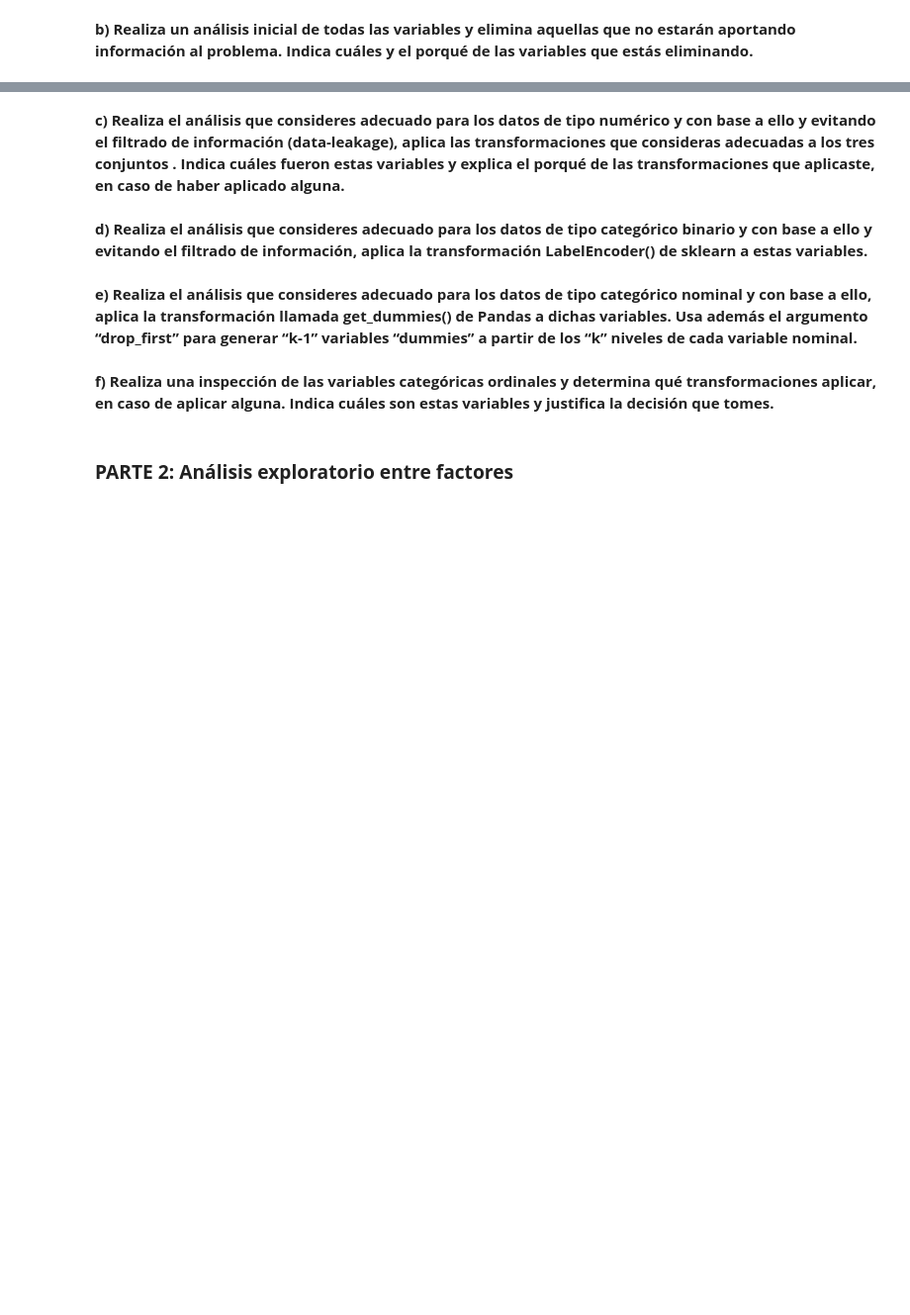
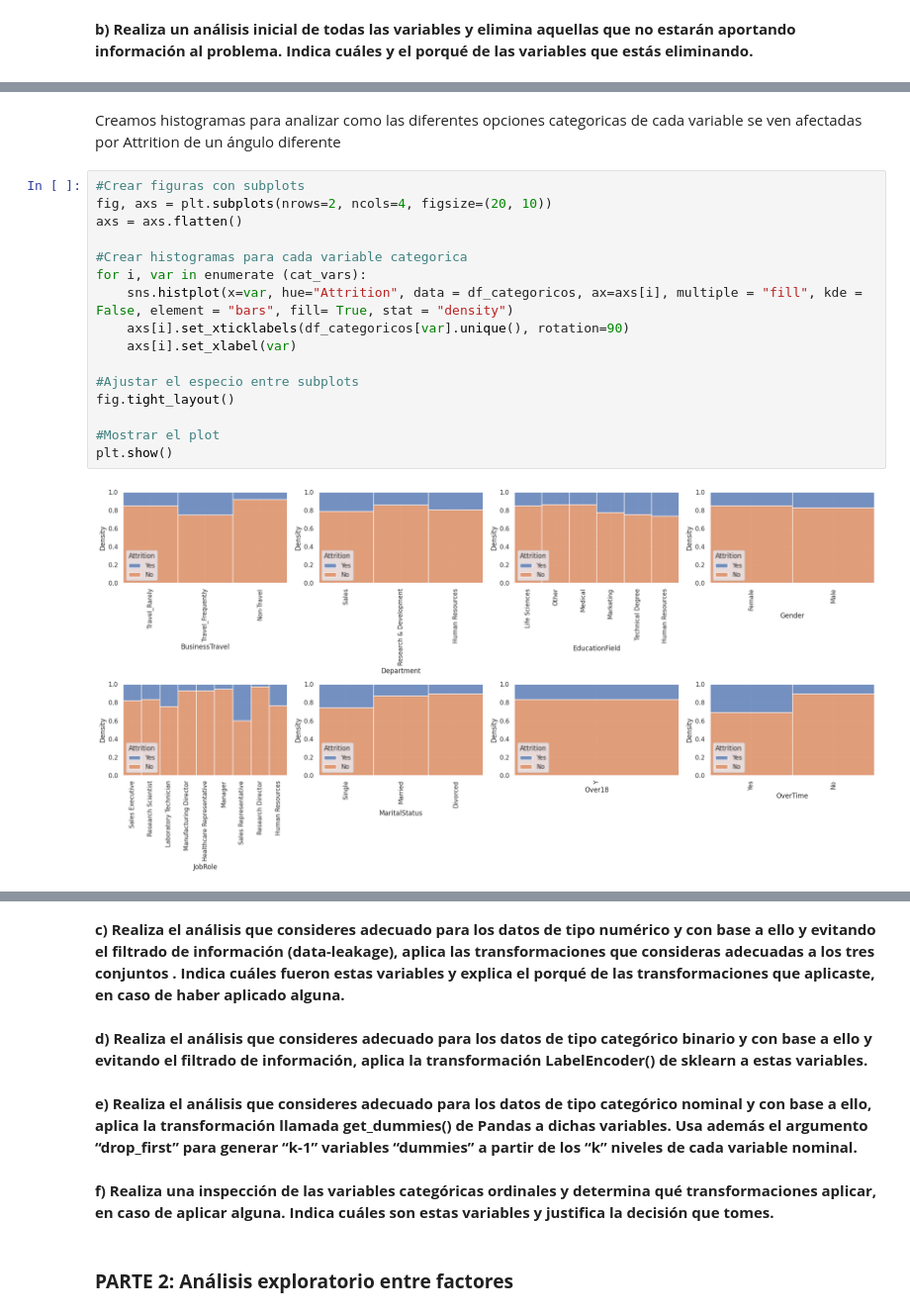
Before and after one commit to tkdforever18/Carlos, a Jupyter notebook: IA y ML - Actividad Semana 3.ipynb, the cells around one changed output, grey strips where cells are left out. Shown: that part at 99% size. Saved outputs shown, nothing was run; the diff lists cells and outputs as text; blank space fills up the shorter version.

```diff
--- a/IA y ML - Actividad Semana 3.ipynb
+++ b/IA y ML - Actividad Semana 3.ipynb
@@ -148,0 +191,20 @@ sns.scatterplot(data=df, x='x1', y='x2', hue='y');
+# %% [markdown]
+Creamos histogramas para analizar como las diferentes opciones categoricas de cada variable se ven afectadas por Attrition de un ángulo diferente
+# %%
+#Crear figuras con subplots
+fig, axs = plt.subplots(nrows=2, ncols=4, figsize=(20, 10))
+axs = axs.flatten()
+
+#Crear histogramas para cada variable categorica
+for i, var in enumerate (cat_vars):
+    sns.histplot(x=var, hue="Attrition", data = df_categoricos, ax=axs[i], multiple = "fill", kde = False, element = "bars", fill= True, stat = "density")
+    axs[i].set_xticklabels(df_categoricos[var].unique(), rotation=90)
+    axs[i].set_xlabel(var)
+
+#Ajustar el especio entre subplots
+fig.tight_layout()
+
+#Mostrar el plot
+plt.show()
+# %% [output]
+[figure, added]
```
Also changed, not shown: parts of 19 cells of this notebook.
